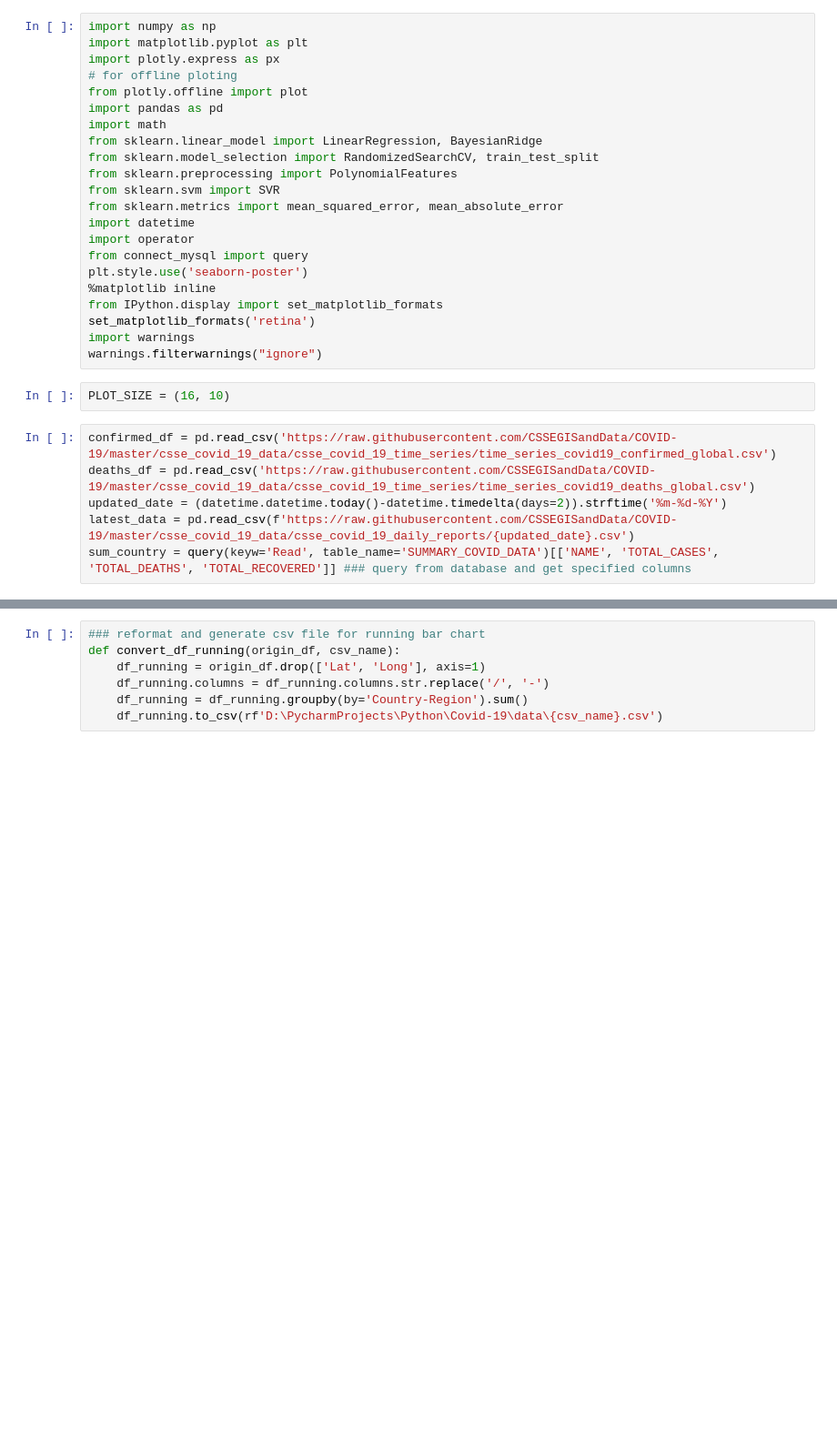
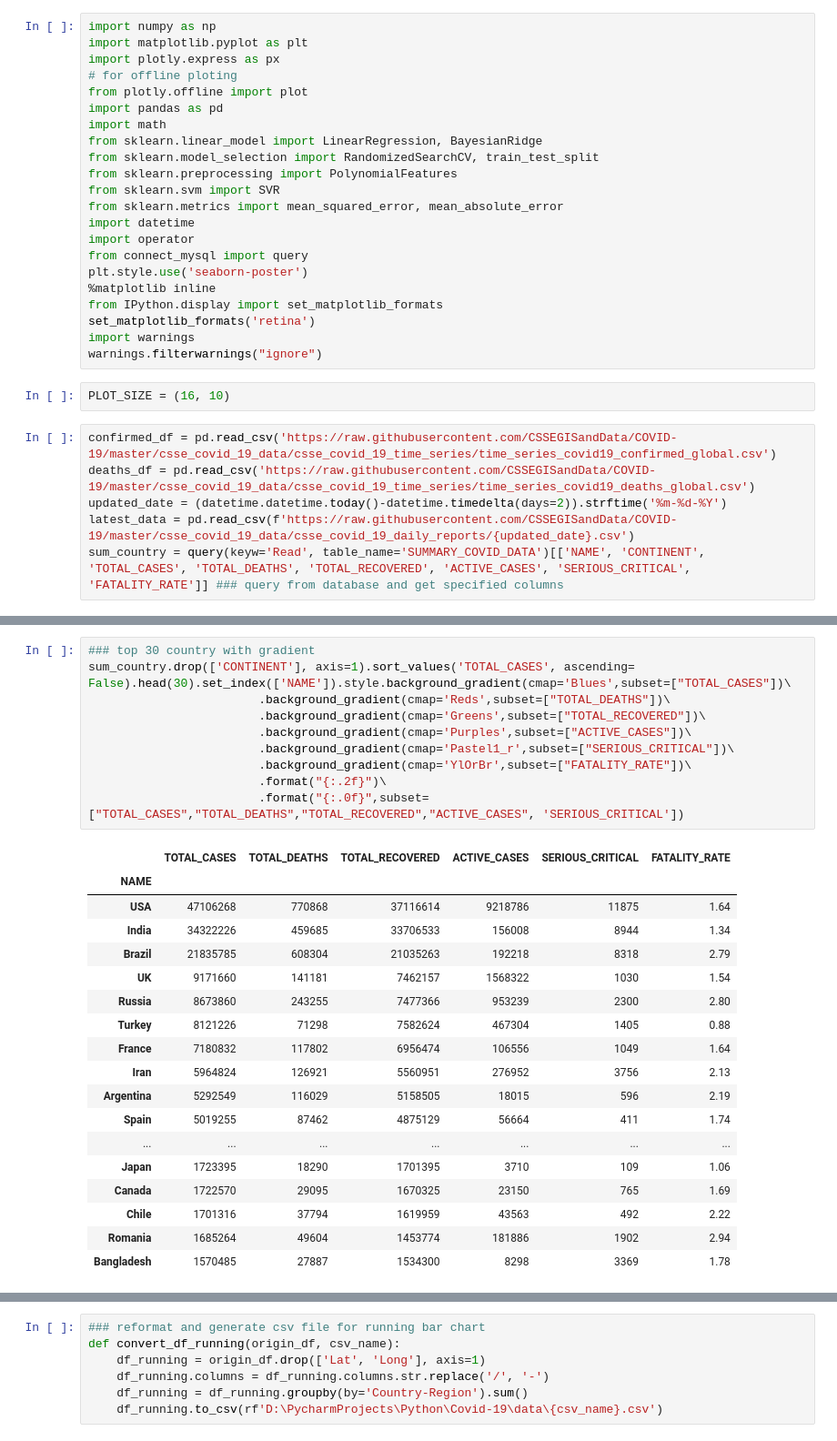
Before and after one commit to tanduy2407/Covid-19, a Jupyter notebook: chart_detail.ipynb, the cells around one changed output, grey strips where cells are left out. Shown at 91% size. Saved outputs shown, nothing was run; the diff lists cells and outputs as text; blank space fills up the shorter version.

```diff
--- a/chart_detail.ipynb
+++ b/chart_detail.ipynb
@@ -27,4 +27,4 @@ confirmed_df = pd.read_csv('https://raw.githubusercontent.com/CSSEGISandData/COV
 deaths_df = pd.read_csv('https://raw.githubusercontent.com/CSSEGISandData/COVID-19/master/csse_covid_19_data/csse_covid_19_time_series/time_series_covid19_deaths_global.csv')
 updated_date = (datetime.datetime.today()-datetime.timedelta(days=2)).strftime('%m-%d-%Y')
 latest_data = pd.read_csv(f'https://raw.githubusercontent.com/CSSEGISandData/COVID-19/master/csse_covid_19_data/csse_covid_19_daily_reports/{updated_date}.csv')
-sum_country = query(keyw='Read', table_name='SUMMARY_COVID_DATA')[['NAME', 'TOTAL_CASES', 'TOTAL_DEATHS', 'TOTAL_RECOVERED']] ### query from database and get specified columns
+sum_country = query(keyw='Read', table_name='SUMMARY_COVID_DATA')[['NAME', 'CONTINENT', 'TOTAL_CASES', 'TOTAL_DEATHS', 'TOTAL_RECOVERED', 'ACTIVE_CASES', 'SERIOUS_CRITICAL', 'FATALITY_RATE']] ### query from database and get specified columns
@@ -30,0 +79,29 @@ sum_country = query(keyw='Read', table_name='SUMMARY_COVID_DATA')[['NAME', 'TOTA
+# %%
+### top 30 country with gradient
+sum_country.drop(['CONTINENT'], axis=1).sort_values('TOTAL_CASES', ascending= False).head(30).set_index(['NAME']).style.background_gradient(cmap='Blues',subset=["TOTAL_CASES"])\
+                        .background_gradient(cmap='Reds',subset=["TOTAL_DEATHS"])\
+                        .background_gradient(cmap='Greens',subset=["TOTAL_RECOVERED"])\
+                        .background_gradient(cmap='Purples',subset=["ACTIVE_CASES"])\
+                        .background_gradient(cmap='Pastel1_r',subset=["SERIOUS_CRITICAL"])\
+                        .background_gradient(cmap='YlOrBr',subset=["FATALITY_RATE"])\
+                        .format("{:.2f}")\
+                        .format("{:.0f}",subset=["TOTAL_CASES","TOTAL_DEATHS","TOTAL_RECOVERED","ACTIVE_CASES", 'SERIOUS_CRITICAL'])
+# %% [output]
+|  | TOTAL_CASES | TOTAL_DEATHS | TOTAL_RECOVERED | ACTIVE_CASES | SERIOUS_CRITICAL | FATALITY_RATE |
+| NAME |  |  |  |  |  |  |
+| USA | 47106268 | 770868 | 37116614 | 9218786 | 11875 | 1.64 |
+| India | 34322226 | 459685 | 33706533 | 156008 | 8944 | 1.34 |
+| Brazil | 21835785 | 608304 | 21035263 | 192218 | 8318 | 2.79 |
+| UK | 9171660 | 141181 | 7462157 | 1568322 | 1030 | 1.54 |
+| Russia | 8673860 | 243255 | 7477366 | 953239 | 2300 | 2.80 |
+| Turkey | 8121226 | 71298 | 7582624 | 467304 | 1405 | 0.88 |
+| France | 7180832 | 117802 | 6956474 | 106556 | 1049 | 1.64 |
+| Iran | 5964824 | 126921 | 5560951 | 276952 | 3756 | 2.13 |
+| Argentina | 5292549 | 116029 | 5158505 | 18015 | 596 | 2.19 |
+| Spain | 5019255 | 87462 | 4875129 | 56664 | 411 | 1.74 |
+| ... | ... | ... | ... | ... | ... | ... |
+| Japan | 1723395 | 18290 | 1701395 | 3710 | 109 | 1.06 |
+| Canada | 1722570 | 29095 | 1670325 | 23150 | 765 | 1.69 |
+| Chile | 1701316 | 37794 | 1619959 | 43563 | 492 | 2.22 |
+| Romania | 1685264 | 49604 | 1453774 | 181886 | 1902 | 2.94 |
+| Bangladesh | 1570485 | 27887 | 1534300 | 8298 | 3369 | 1.78 |
```
Also changed, not shown: parts of 7 cells of this notebook, 6 other files.
